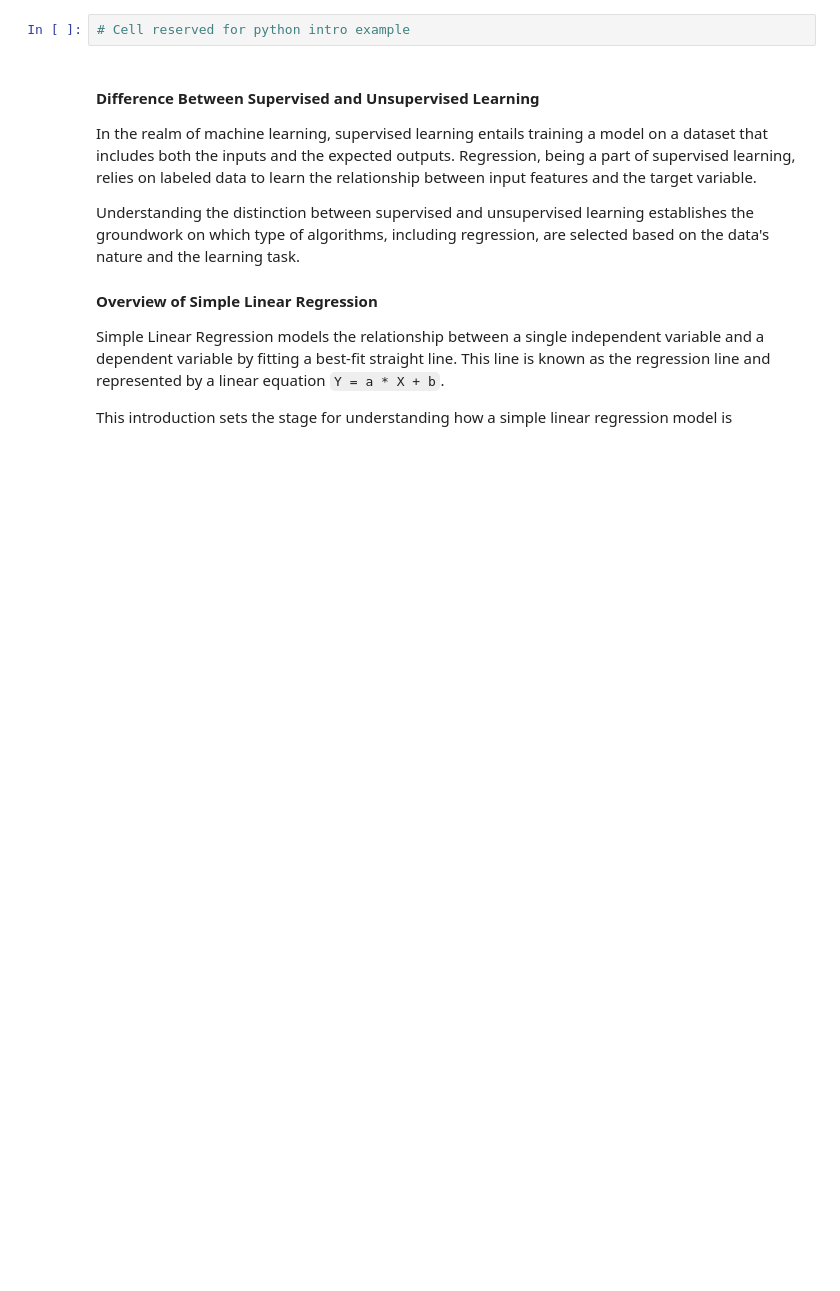
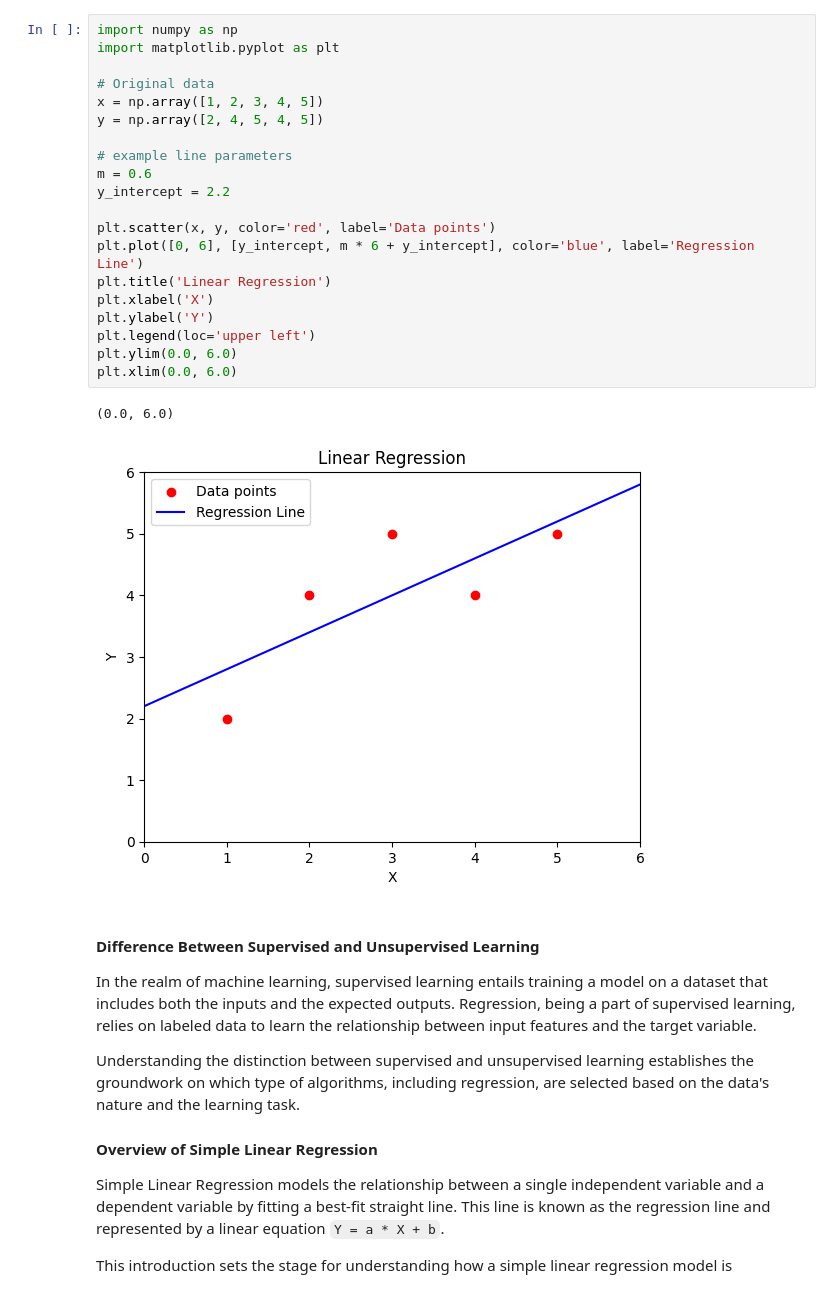
Before and after one commit to 100daysofml/100daysofml.github.io, a Jupyter notebook: content/Week_05/Lesson_21.ipynb, the cells around one changed output. Saved outputs shown, nothing was run; the diff lists cells and outputs as text; blank space fills up the shorter version.

```diff
--- a/content/Week_05/Lesson_21.ipynb
+++ b/content/Week_05/Lesson_21.ipynb
@@ -19,5 +23,26 @@ Regression analysis is a powerful statistical method that enables you to examine
 # %%
-# Cell reserved for python intro example
+import numpy as np
+import matplotlib.pyplot as plt
+
+# Original data
+x = np.array([1, 2, 3, 4, 5])
+y = np.array([2, 4, 5, 4, 5])
+
+# example line parameters
+m = 0.6
+y_intercept = 2.2
+
+plt.scatter(x, y, color='red', label='Data points')
+plt.plot([0, 6], [y_intercept, m * 6 + y_intercept], color='blue', label='Regression Line')
+plt.title('Linear Regression')
+plt.xlabel('X')
+plt.ylabel('Y')
+plt.legend(loc='upper left')
+plt.ylim(0.0, 6.0)
+plt.xlim(0.0, 6.0)
+# %% [output]
+(0.0, 6.0)
+[figure, added]
 # %% [markdown]
 #### Difference Between Supervised and Unsupervised Learning
 In the realm of machine learning, supervised learning entails training a model on a dataset that includes both the inputs and the expected outputs. Regression, being a part of supervised learning, relies on labeled data to learn the relationship between input features and the target variable.
```
Also changed, not shown: parts of 3 cells of this notebook.
